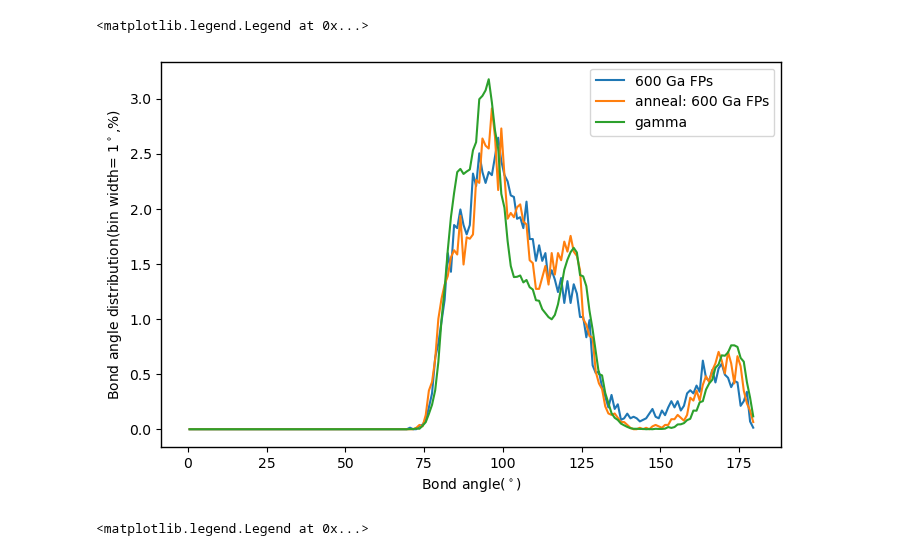
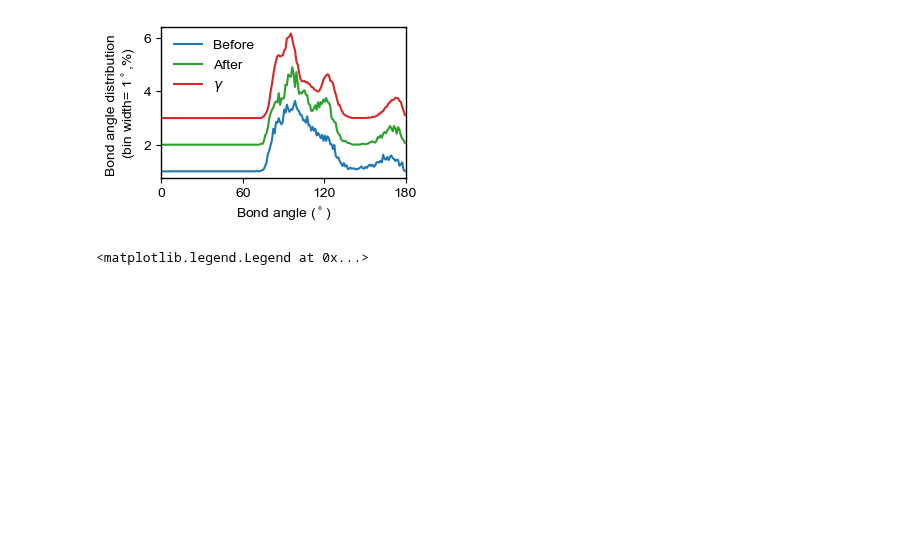
Before and after one commit to HE-RU10/ga2o3, a Jupyter notebook: bond_analysis.ipynb, the cells around one changed output. Cells and saved outputs as stored; diff of their text form; code cells hidden in the pictures; blank space fills up the shorter version.

```diff
--- a/bond_analysis.ipynb
+++ b/bond_analysis.ipynb
@@ -5,28 +5,38 @@ import matplotlib.pyplot as plt
 import os
 %matplotlib inline
 # %%
-path='/Users/ruhe/Desktop/ga2o3/FP/mix/bond'
-os.chdir(path)
+
 #bond= pd.read_csv('pka.1000', sep=' ',skiprows=[0])
 #plt.plot(bond.iloc[:,0],bond.iloc[:,1]*100/bond.iloc[:,1].sum(),label='1000 O/Ga FPs')
-path='/Users/ruhe/Desktop/ga2o3/FP/Ga/bond'
+path='/Users/ruhe/Desktop/ga2o3/FP/tabGap/Ga/bond'
 os.chdir(path)
 bond1= pd.read_csv('pka.600', sep=' ',skiprows=[0])
-plt.plot(bond1.iloc[:,0],bond1.iloc[:,1]*100/bond1.iloc[:,1].sum(),label='600 Ga FPs')
+plt.plot(bond1.iloc[:,0],bond1.iloc[:,1]*100/bond1.iloc[:,1].sum()+1,color='C0',label='Before')
 bond1= pd.read_csv('anneal1500_1ns.600', sep=' ',skiprows=[0])
-plt.plot(bond1.iloc[:,0],bond1.iloc[:,1]*100/bond1.iloc[:,1].sum(),label='anneal: 600 Ga FPs')
+plt.plot(bond1.iloc[:,0],bond1.iloc[:,1]*100/bond1.iloc[:,1].sum()+2,color='C2',label='After')
 bond1= pd.read_csv('gamma', sep=' ',skiprows=[0])
-plt.plot(bond1.iloc[:,0],bond1.iloc[:,1]*100/bond1.iloc[:,1].sum(),label='gamma')
-plt.xlabel(r'Bond angle($^\circ$)',fontsize=10)
-plt.ylabel('Bond angle distribution(bin width= 1$^\circ$,%)',fontsize=10)
-plt.rcParams["figure.figsize"] = (8,5)
+plt.plot(bond1.iloc[:,0],bond1.iloc[:,1]*100/bond1.iloc[:,1].sum()+3,color='C3',label=r'$\gamma$')
+bond1= pd.read_csv('beta', sep=' ',skiprows=[0])
+#plt.plot(bond1.iloc[:,0],bond1.iloc[:,1]*100/bond1.iloc[:,1].sum(),label='beta')
+plt.xlabel(r'Bond angle ($^\circ$)',fontsize=10)
+plt.ylabel('Bond angle distribution \n(bin width= 1$^\circ$,%)',fontsize=10)
 plt.rcParams["axes.linewidth"] = 1
 plt.xticks(fontsize=10)
 plt.yticks(fontsize=10)
-plt.legend(fontsize=10)
+#plt.legend('',fontsize=10)
+#plt.yticks([])
+plt.rcParams["font.family"] = "arial"
+#plt.savefig('/Users/ruhe/Desktop/ga2o3/FP/figure/fpa_pe', format='svg')
+plt.legend(fontsize=10, frameon=False)
+plt.rcParams["figure.figsize"] = (8/2.54,5/2.54)
+plt.xticks(fontsize=10)
+plt.rcParams['axes.linewidth'] = 1
+plt.yticks(fontsize=10)
+plt.xticks([0,60,120,180])
+plt.xlim(0, 180)
+plt.savefig('/Users/ruhe/Desktop/ga2o3/FP/figure/gafp_bond', format='svg')
 # %% [output]
-<matplotlib.legend.Legend at 0x...>
-[figure, old version]
+[figure, new version]
 # %%
 bond1= pd.read_csv('beta', sep=' ',skiprows=[0])
 plt.plot(bond1.iloc[:,0],bond1.iloc[:,1]*100/bond1.iloc[:,1].sum(),label='beta')
```
Also changed, not shown: 5 other files.
